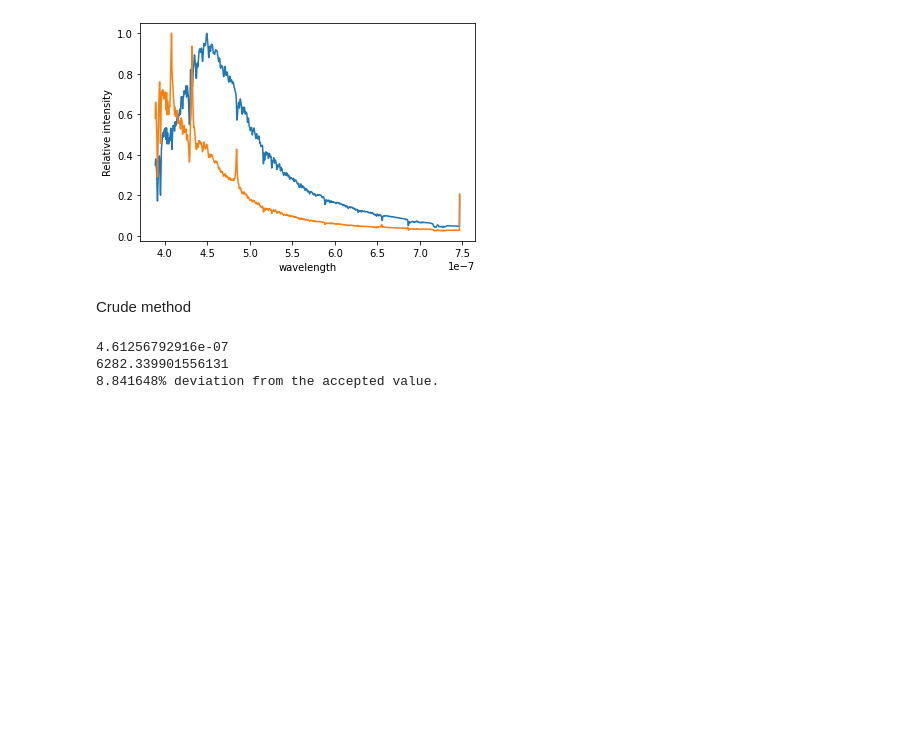
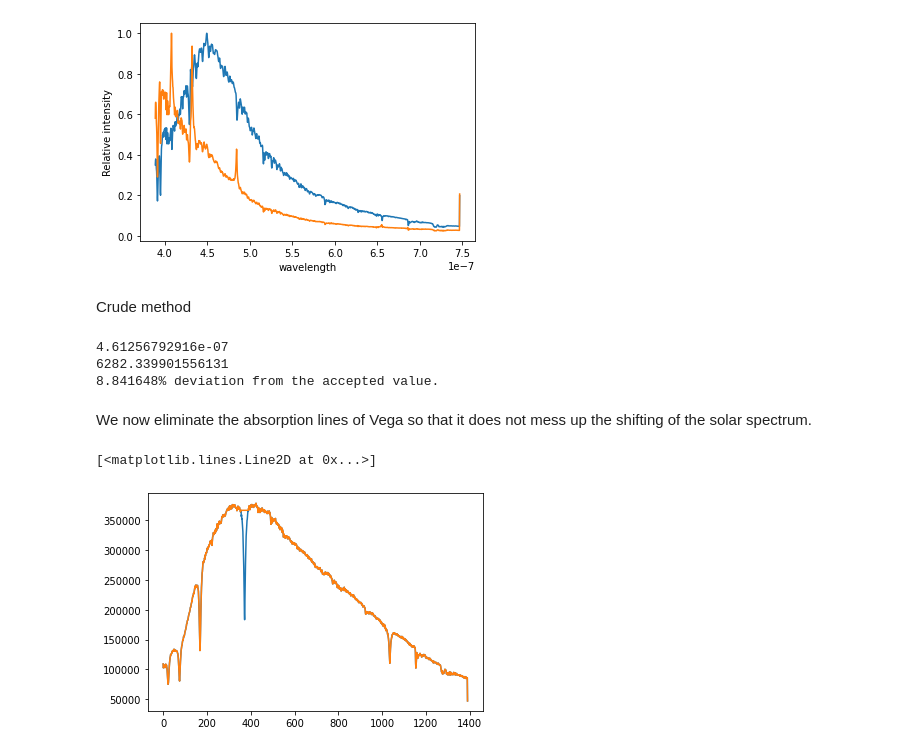
Before and after one commit to Yousousen/solar_physics, a Jupyter notebook: scripts/spectrum.ipynb, the cells around one changed output. Cells and saved outputs as stored; diff of their text form; code cells hidden in the pictures; blank space fills up the shorter version.

Commit message:
Applied removal of absorption lines from the spectrum of vega

```diff
--- a/scripts/spectrum.ipynb
+++ b/scripts/spectrum.ipynb
@@ -369,3 +359,21 @@ print("%f%% deviation from the accepted value." % float( ( T_eff / T_accepted )
 4.61256792916e-07
 6282.339901556131
 8.841648% deviation from the accepted value.
+# %% [markdown]
+We now eliminate the absorption lines of Vega so that it does not mess up the shifting of the solar spectrum.
+# %%
+vega_sum_no_abs = vega_sum
+xx = [355, 390]
+yy = [vega_sum_no_abs[355], vega_sum_no_abs[390]]
+plt.plot(vega_sum_no_abs)
+#plt.scatter(x, y, color='red')
+
+outside_average = (vega_sum_no_abs[354] + vega_sum_no_abs[391])/2
+
+for i in range(355, 390, 1):
+    vega_sum_no_abs[i] = outside_average
+
+plt.plot(vega_sum_no_abs)
+# %% [output]
+[<matplotlib.lines.Line2D at 0x...>]
+[figure, added]
```
Also changed, not shown: parts of 8 cells of this notebook.
